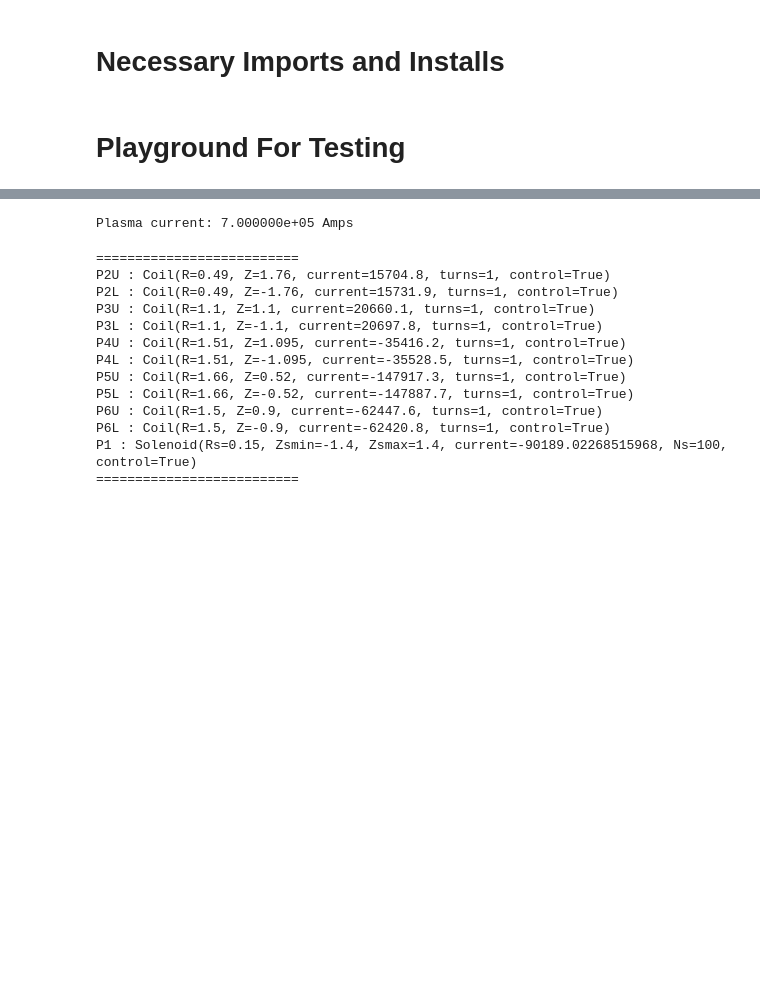
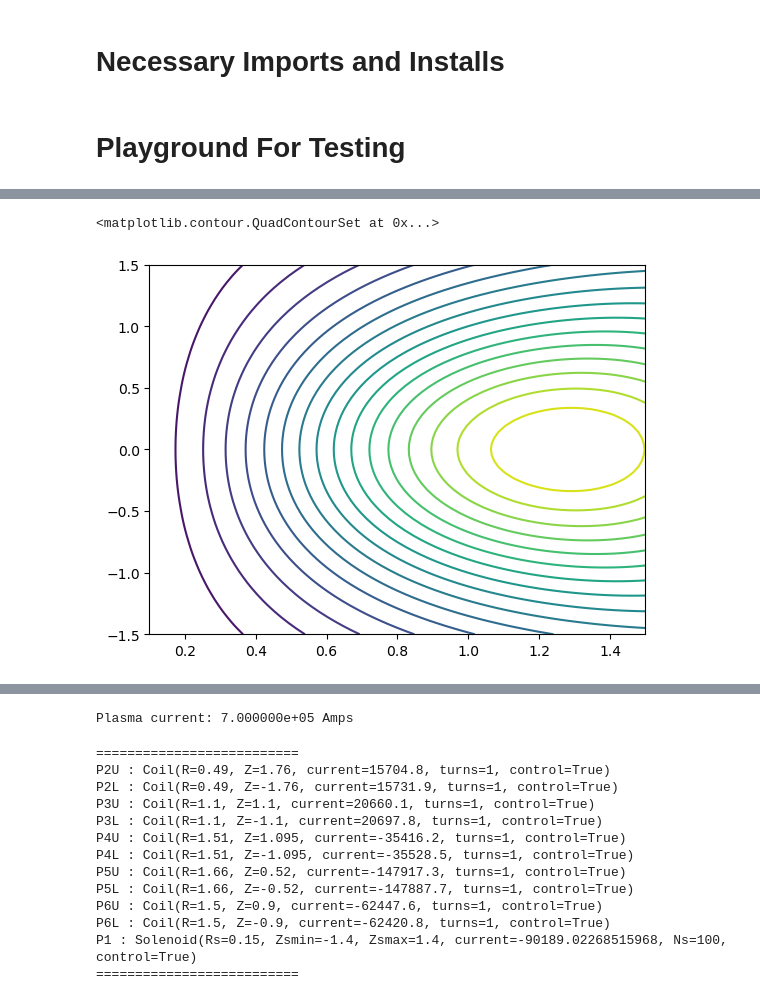
Before and after one commit to MrLou1976/PHY_329_Final_Project, a Jupyter notebook: Tokomak_Learning_Playground.ipynb, the cells around one changed output, grey strips where cells are left out. Drawn from its saved outputs; the diff is of its cells as text; code cells hidden in the pictures; blank space fills up the shorter version.

```diff
--- a/Tokomak_Learning_Playground.ipynb
+++ b/Tokomak_Learning_Playground.ipynb
@@ -81,0 +225,38 @@ plt.show()
+# %%
+rhs = -mu0 * R * J_tor
+
+# List of indices on the boundary
+bndry_indices = np.concatenate(
+    [
+        [(x, 0) for x in range(nx)],
+        [(x, ny - 1) for x in range(nx)],
+        [(0, y) for y in range(ny)],
+        [(nx - 1, y) for y in range(ny)],
+    ]
+)
+
+from freegs.gradshafranov import Greens
+from scipy.integrate import romb
+
+dR = R[1, 0] - R[0, 0]
+dZ = Z[0, 1] - Z[0, 0]
+
+for x, y in bndry_indices:
+    # Calculate the response of the boundary point
+    # to each cell in the plasma domain
+    greenfunc = Greens(R, Z, R[x, y], Z[x, y])
+
+    # Prevent infinity/nan by removing (x,y) point
+    greenfunc[x, y] = 0.0
+
+    # Integrate over the domain
+    rhs[x, y] = romb(romb(greenfunc * J_tor)) * dR * dZ
+
+# Re-solve
+psi = solver(rhs.flatten()).reshape(R.shape)
+
+# Plot contours of psi
+plt.contour(R, Z, psi, 20)
+# %% [output]
+<matplotlib.contour.QuadContourSet at 0x...>
+[figure, added]
```
Also changed, not shown: parts of 31 cells of this notebook.
